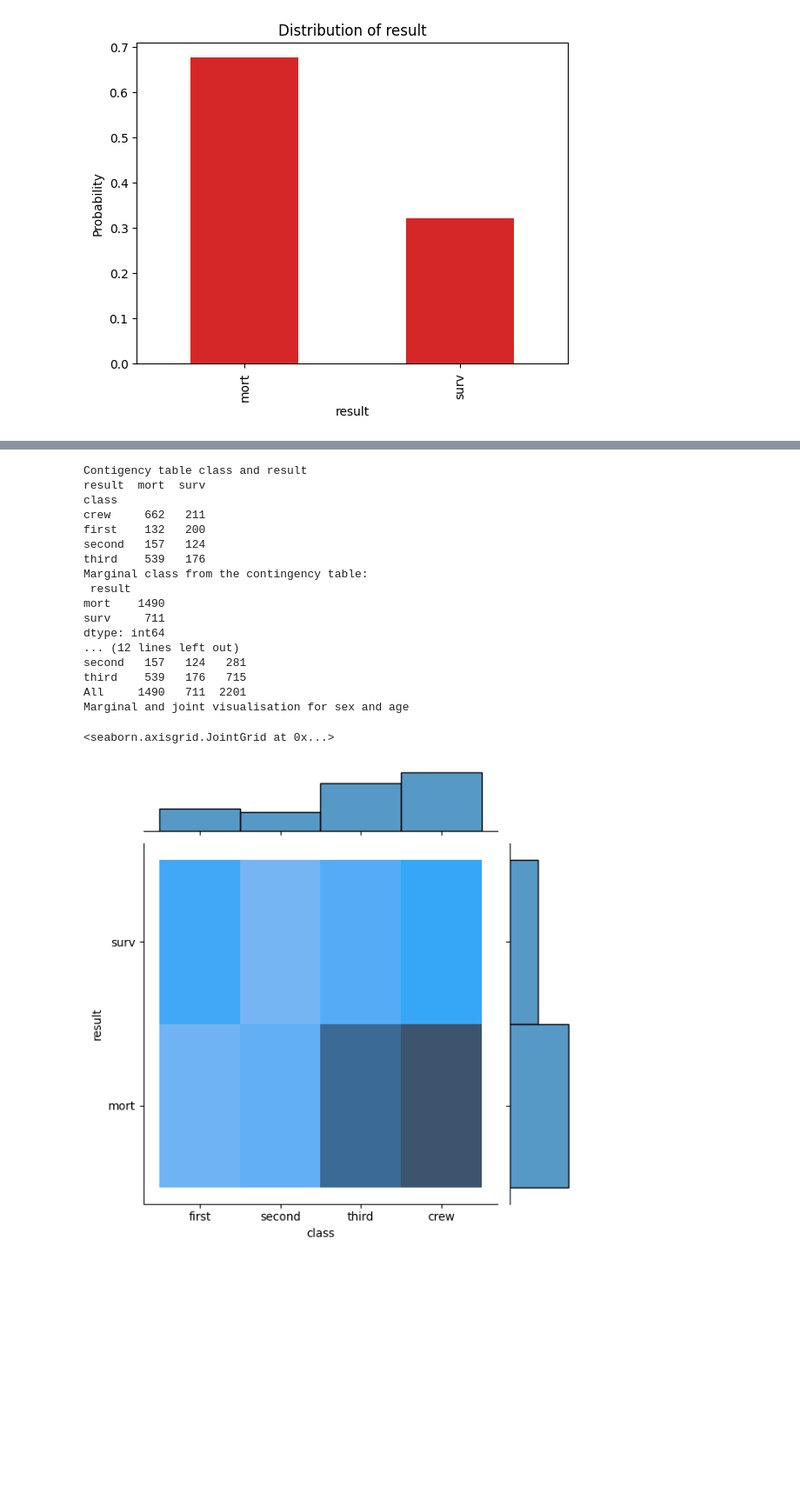
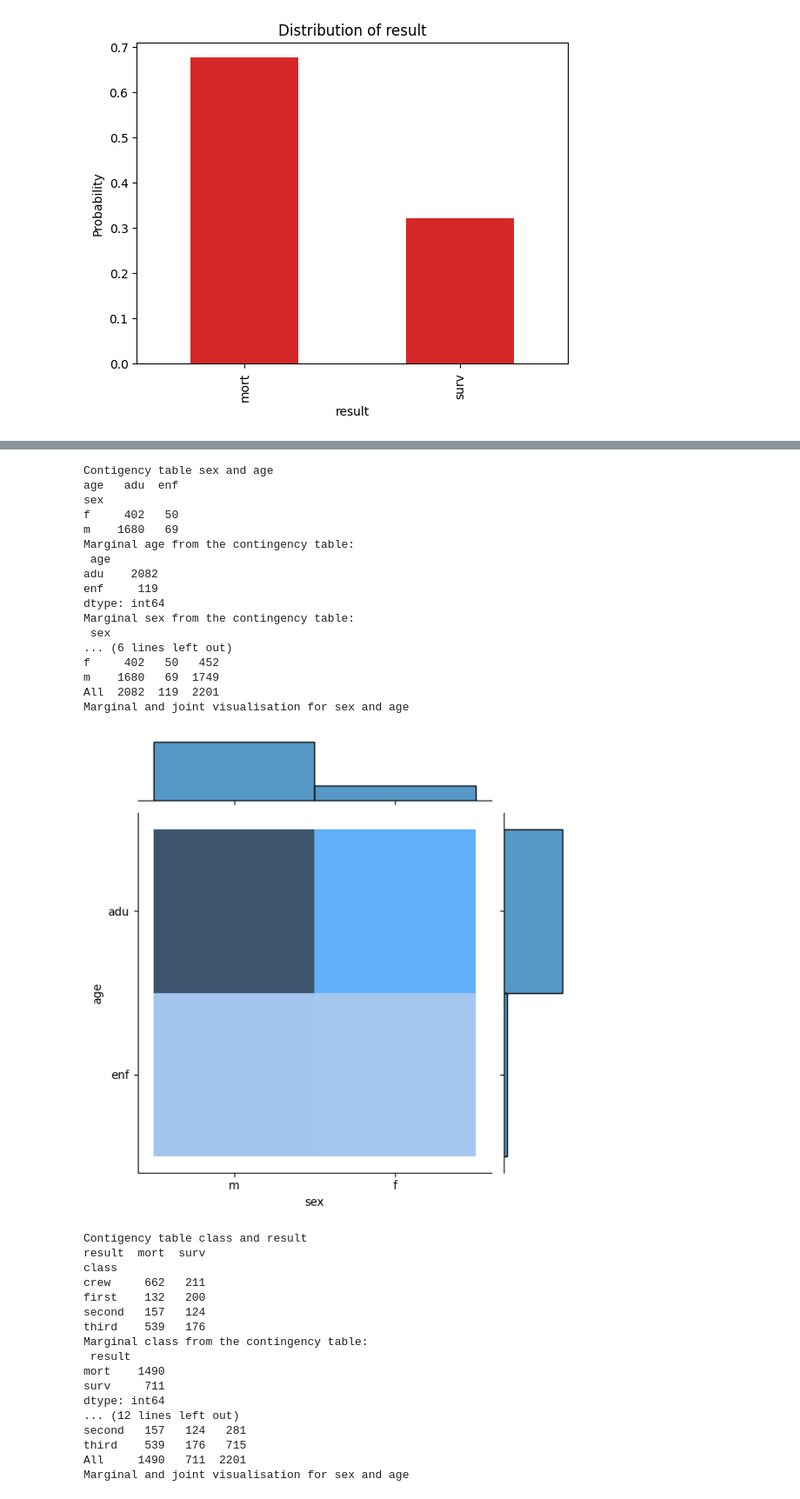
Before and after one commit to Arkanthara/data-mining, a Jupyter notebook: TP1a.ipynb, the cells around one changed output, grey strips where cells are left out. Shown at 87% size. Saved outputs shown, nothing was run; the diff lists cells and outputs as text; code cells hidden in the pictures; blank space fills up the shorter version.

```diff
--- a/TP1a.ipynb
+++ b/TP1a.ipynb
@@ -178,46 +190,91 @@ Print the contingency table for the r.vs. class and result $C(class,result)$. Sh
 # %%
 ###################################
 ## Contingency table
 ###################################
+
+contingencyTable = pd.crosstab(index=myDataDisc['sex'], columns=myDataDisc['age'])
+print("Contigency table sex and age")
+print(contingencyTable)
+
+
+# How to (explicitly) get the marginal from the contingency table:
+
+########## YOUR CODE HERE ##########
+
+## To get the marginal from the contingency table, we must just made a sum to obtain for instance the number of people in that class that survived... So, we have :
+
+print(f"Marginal age from the contingency table:\n {contingencyTable.sum(axis=0)}")
+print(f"Marginal sex from the contingency table:\n {contingencyTable.sum(axis=1)}")
+
+
+# Contingency with marginals
+print("Contingency with marginals, sex and age")
+print(pd.crosstab(index=myDataDisc['sex'], columns=myDataDisc['age'], margins=True))
+
+#Visualisation as a grid
+print("Marginal and joint visualisation for sex and age")
+sns.jointplot(data=myDataDisc, x="sex", y="age", kind="hist")
+plt.show()
+
+##########################################
+## Contingency table for class and result
+##########################################
 
 contingencyTable = pd.crosstab(index=myDataDisc['class'], columns=myDataDisc['result'])
 print("Contigency table class and result")
 print(contingencyTable)
 
 
 # How to (explicitly) get the marginal from the contingency table:
 
 ########## YOUR CODE HERE ##########
 
 ## To get the marginal from the contingency table, we must just made a sum to obtain for instance the number of people in that class that survived... So, we have :
 
 print(f"Marginal class from the contingency table:\n {contingencyTable.sum(axis=0)}")
 print(f"Marginal result from the contingency table:\n {contingencyTable.sum(axis=1)}")
 
 # Contingency with marginals
 print("Contingency with marginals, sex and age")
 print(pd.crosstab(index=myDataDisc['class'], columns=myDataDisc['result'], margins=True))
 
 #Visualisation as a grid
 print("Marginal and joint visualisation for sex and age")
 sns.jointplot(data=myDataDisc, x="class", y="result", kind="hist")
+plt.show()
 # %% [output]
-Contigency table class and result
-result  mort  surv
-class
-crew     662   211
-first    132   200
-second   157   124
-third    539   176
-Marginal class from the contingency table:
- result
-mort    1490
-surv     711
+Contigency table sex and age
+age   adu  enf
+sex
+f     402   50
+m    1680   69
+Marginal age from the contingency table:
+ age
+adu    2082
+enf     119
 dtype: int64
-... (12 lines left out)
-second   157   124   281
-third    539   176   715
-All     1490   711  2201
+Marginal sex from the contingency table:
+ sex
+... (6 lines left out)
+f     402   50   452
+m    1680   69  1749
+All  2082  119  2201
 Marginal and joint visualisation for sex and age
+[figure, new version]
-<seaborn.axisgrid.JointGrid at 0x...>
+Contigency table class and result
+result  mort  surv
+class
+crew     662   211
+first    132   200
+second   157   124
+third    539   176
+Marginal class from the contingency table:
+ result
+mort    1490
+surv     711
+dtype: int64
+... (12 lines left out)
+second   157   124   281
+third    539   176   715
+All     1490   711  2201
+Marginal and joint visualisation for sex and age
-[figure, old version]
```
Also changed, not shown: parts of 11 cells of this notebook.
